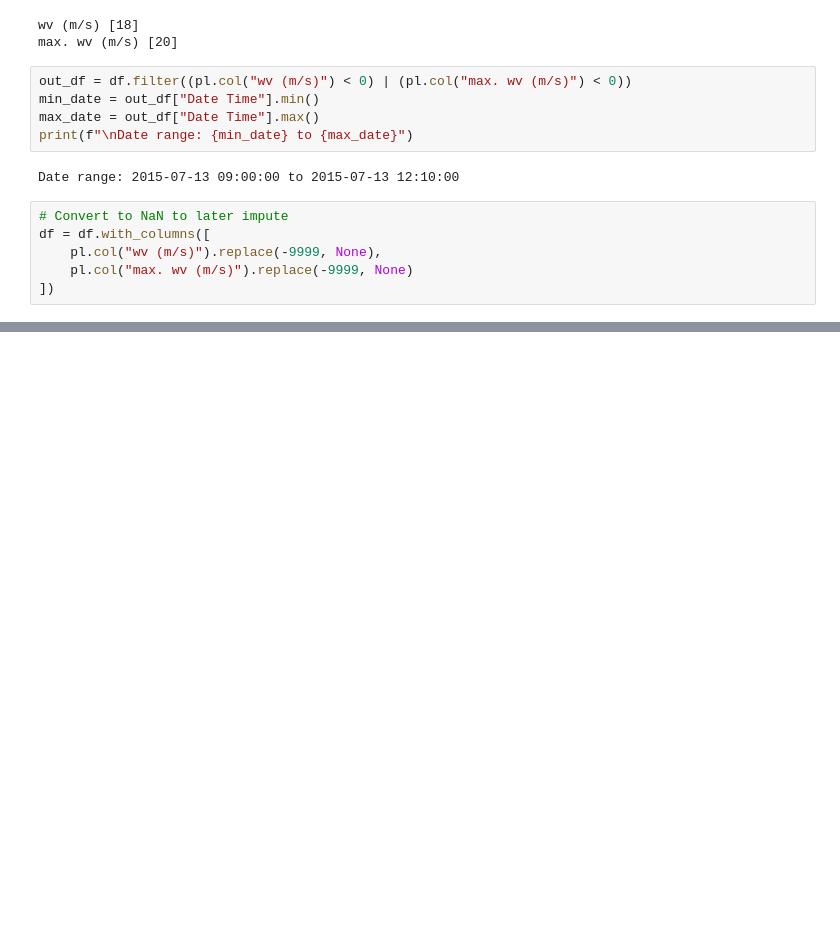
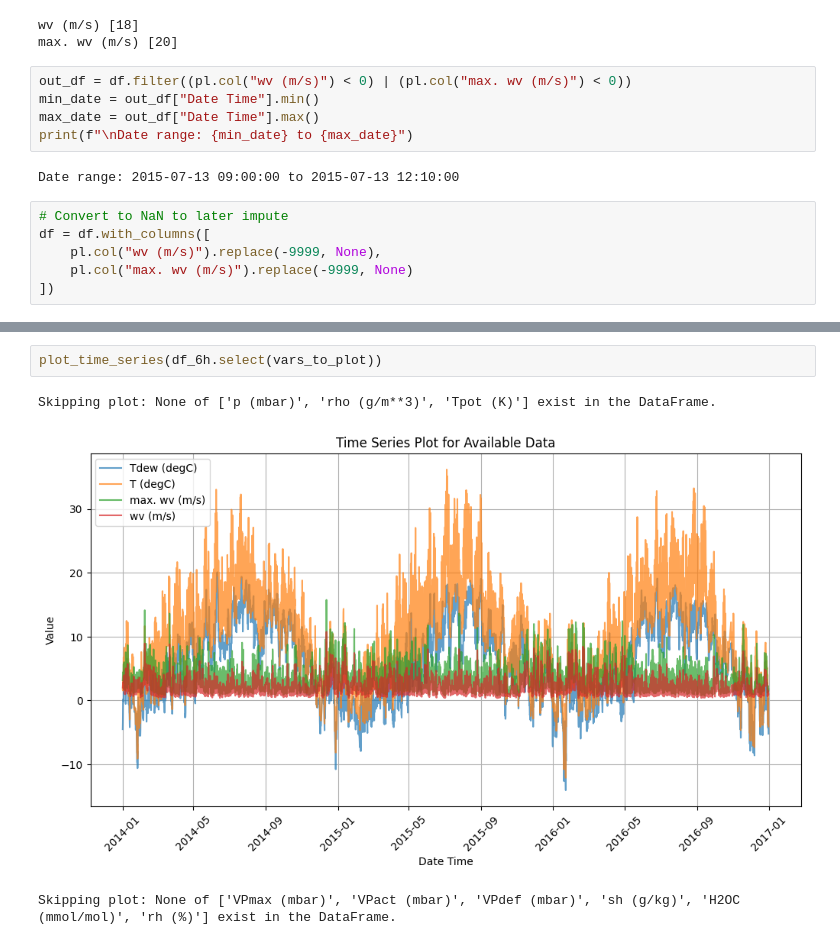
Before and after one commit to ezemriv/AI-Researcher-Task, a Jupyter notebook: notebooks/00_EDA.ipynb, the cells around one changed output, grey strips where cells are left out. Saved outputs shown, nothing was run; the diff lists cells and outputs as text; blank space fills up the shorter version.

```diff
--- a/notebooks/00_EDA.ipynb
+++ b/notebooks/00_EDA.ipynb
@@ -156,0 +238,6 @@ plot_years(df, 2014, 2014)
+# %%
+plot_time_series(df_6h.select(vars_to_plot))
+# %% [output]
+Skipping plot: None of ['p (mbar)', 'rho (g/m**3)', 'Tpot (K)'] exist in the DataFrame.
+[figure, added]
+Skipping plot: None of ['VPmax (mbar)', 'VPact (mbar)', 'VPdef (mbar)', 'sh (g/kg)', 'H2OC (mmol/mol)', 'rh (%)'] exist in the DataFrame.
```
Also changed, not shown: parts of 19 cells of this notebook, 8 other files.
